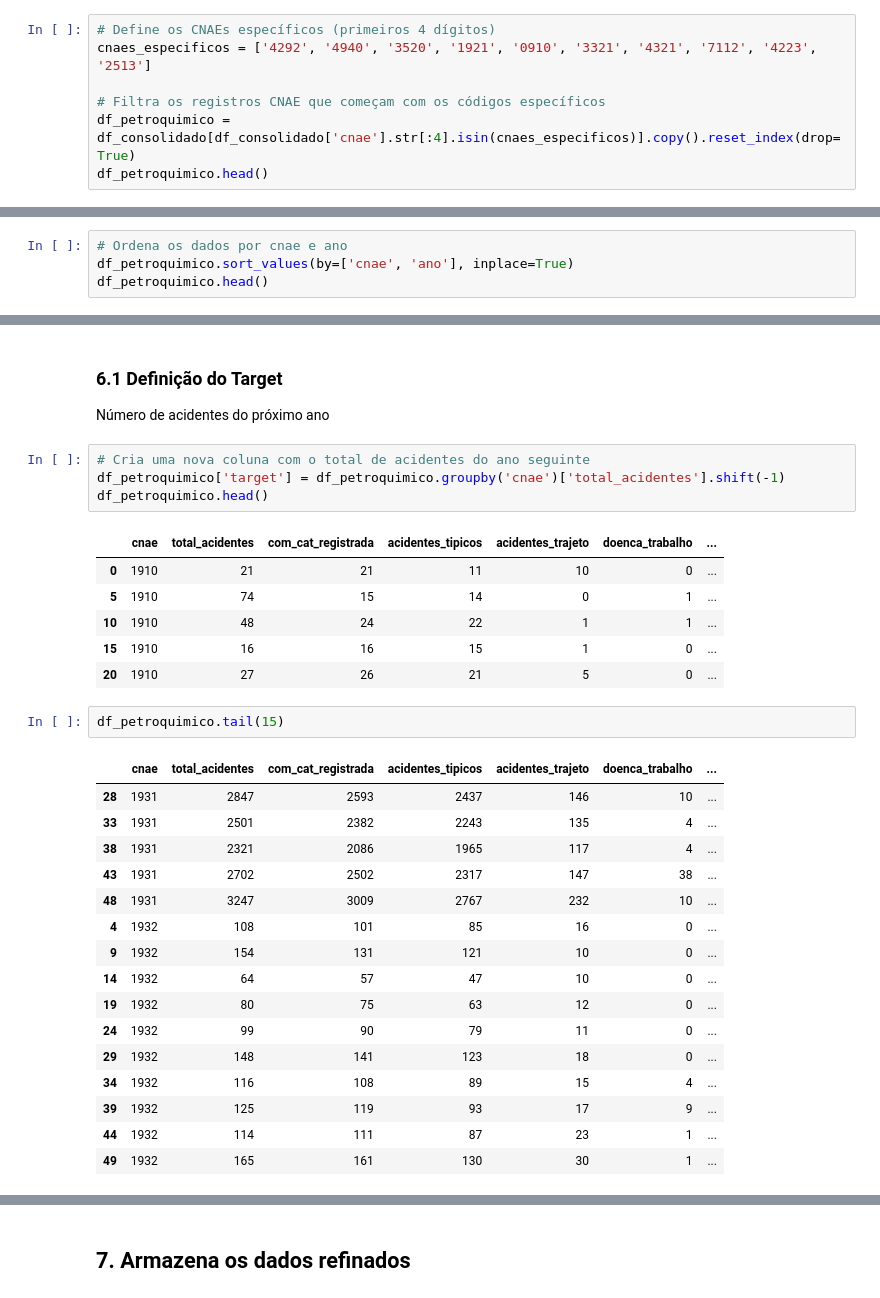
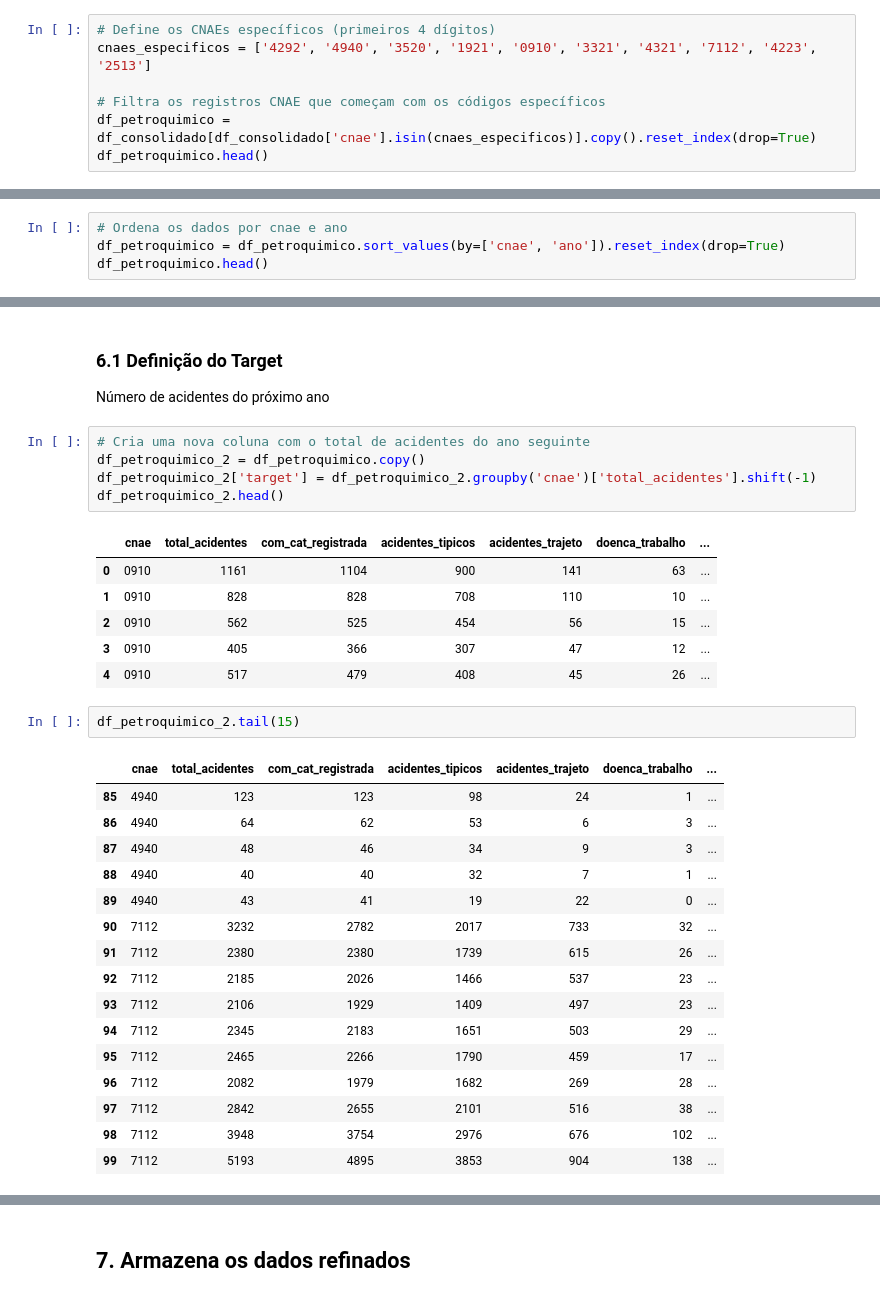
Before and after one commit to telmacarvalho/pi-4-univesp, a Jupyter notebook: tratamento_dados_pi_4.ipynb, the cells around one changed output, grey strips where cells are left out. Saved outputs shown, nothing was run; the diff lists cells and outputs as text.

Commit message:
Update with multi-target

```diff
--- a/tratamento_dados_pi_4.ipynb
+++ b/tratamento_dados_pi_4.ipynb
@@ -275,7 +275,7 @@ CNAE : ['4292', '4940', '3520', '1921', '0910', '3321', '4321', '7112', '4223',
 cnaes_especificos = ['4292', '4940', '3520', '1921', '0910', '3321', '4321', '7112', '4223', '2513']
 
 # Filtra os registros CNAE que começam com os códigos específicos
-df_petroquimico = df_consolidado[df_consolidado['cnae'].str[:4].isin(cnaes_especificos)].copy().reset_index(drop=True)
+df_petroquimico = df_consolidado[df_consolidado['cnae'].isin(cnaes_especificos)].copy().reset_index(drop=True)
 df_petroquimico.head()
 # %% [output]
 |  | cnae | total_acidentes | com_cat_registrada | acidentes_tipicos | acidentes_trajeto | doenca_trabalho | ... |
@@ -287,6 +287,6 @@ df_petroquimico.head()
 # %%
 # Ordena os dados por cnae e ano
-df_petroquimico.sort_values(by=['cnae', 'ano'], inplace=True)
+df_petroquimico = df_petroquimico.sort_values(by=['cnae', 'ano']).reset_index(drop=True)
 df_petroquimico.head()
 # %% [output]
 |  | cnae | total_acidentes | com_cat_registrada | acidentes_tipicos | acidentes_trajeto | doenca_trabalho | ... |
@@ -317,33 +317,34 @@ Número de CNAEs únicos no setor: 5
 Número de acidentes do próximo ano
 # %%
 # Cria uma nova coluna com o total de acidentes do ano seguinte
-df_petroquimico['target'] = df_petroquimico.groupby('cnae')['total_acidentes'].shift(-1)
-df_petroquimico.head()
+df_petroquimico_2 = df_petroquimico.copy()
+df_petroquimico_2['target'] = df_petroquimico_2.groupby('cnae')['total_acidentes'].shift(-1)
+df_petroquimico_2.head()
 # %% [output]
 |  | cnae | total_acidentes | com_cat_registrada | acidentes_tipicos | acidentes_trajeto | doenca_trabalho | ... |
-| 0 | 1910 | 21 | 21 | 11 | 10 | 0 | ... |
-| 5 | 1910 | 74 | 15 | 14 | 0 | 1 | ... |
-| 10 | 1910 | 48 | 24 | 22 | 1 | 1 | ... |
-| 15 | 1910 | 16 | 16 | 15 | 1 | 0 | ... |
-| 20 | 1910 | 27 | 26 | 21 | 5 | 0 | ... |
+| 0 | 0910 | 1161 | 1104 | 900 | 141 | 63 | ... |
+| 1 | 0910 | 828 | 828 | 708 | 110 | 10 | ... |
+| 2 | 0910 | 562 | 525 | 454 | 56 | 15 | ... |
+| 3 | 0910 | 405 | 366 | 307 | 47 | 12 | ... |
+| 4 | 0910 | 517 | 479 | 408 | 45 | 26 | ... |
 # %%
-df_petroquimico.tail(15)
+df_petroquimico_2.tail(15)
 # %% [output]
 |  | cnae | total_acidentes | com_cat_registrada | acidentes_tipicos | acidentes_trajeto | doenca_trabalho | ... |
-| 28 | 1931 | 2847 | 2593 | 2437 | 146 | 10 | ... |
-| 33 | 1931 | 2501 | 2382 | 2243 | 135 | 4 | ... |
-| 38 | 1931 | 2321 | 2086 | 1965 | 117 | 4 | ... |
-| 43 | 1931 | 2702 | 2502 | 2317 | 147 | 38 | ... |
-| 48 | 1931 | 3247 | 3009 | 2767 | 232 | 10 | ... |
-| 4 | 1932 | 108 | 101 | 85 | 16 | 0 | ... |
-| 9 | 1932 | 154 | 131 | 121 | 10 | 0 | ... |
-| 14 | 1932 | 64 | 57 | 47 | 10 | 0 | ... |
-| 19 | 1932 | 80 | 75 | 63 | 12 | 0 | ... |
-| 24 | 1932 | 99 | 90 | 79 | 11 | 0 | ... |
-| 29 | 1932 | 148 | 141 | 123 | 18 | 0 | ... |
-| 34 | 1932 | 116 | 108 | 89 | 15 | 4 | ... |
-| 39 | 1932 | 125 | 119 | 93 | 17 | 9 | ... |
-| 44 | 1932 | 114 | 111 | 87 | 23 | 1 | ... |
-| 49 | 1932 | 165 | 161 | 130 | 30 | 1 | ... |
+| 85 | 4940 | 123 | 123 | 98 | 24 | 1 | ... |
+| 86 | 4940 | 64 | 62 | 53 | 6 | 3 | ... |
+| 87 | 4940 | 48 | 46 | 34 | 9 | 3 | ... |
+| 88 | 4940 | 40 | 40 | 32 | 7 | 1 | ... |
+| 89 | 4940 | 43 | 41 | 19 | 22 | 0 | ... |
+| 90 | 7112 | 3232 | 2782 | 2017 | 733 | 32 | ... |
+| 91 | 7112 | 2380 | 2380 | 1739 | 615 | 26 | ... |
+| 92 | 7112 | 2185 | 2026 | 1466 | 537 | 23 | ... |
+| 93 | 7112 | 2106 | 1929 | 1409 | 497 | 23 | ... |
+| 94 | 7112 | 2345 | 2183 | 1651 | 503 | 29 | ... |
+| 95 | 7112 | 2465 | 2266 | 1790 | 459 | 17 | ... |
+| 96 | 7112 | 2082 | 1979 | 1682 | 269 | 28 | ... |
+| 97 | 7112 | 2842 | 2655 | 2101 | 516 | 38 | ... |
+| 98 | 7112 | 3948 | 3754 | 2976 | 676 | 102 | ... |
+| 99 | 7112 | 5193 | 4895 | 3853 | 904 | 138 | ... |
 # %%
 # Tipo da nova coluna
```
Also changed, not shown: parts of 18 cells of this notebook.
